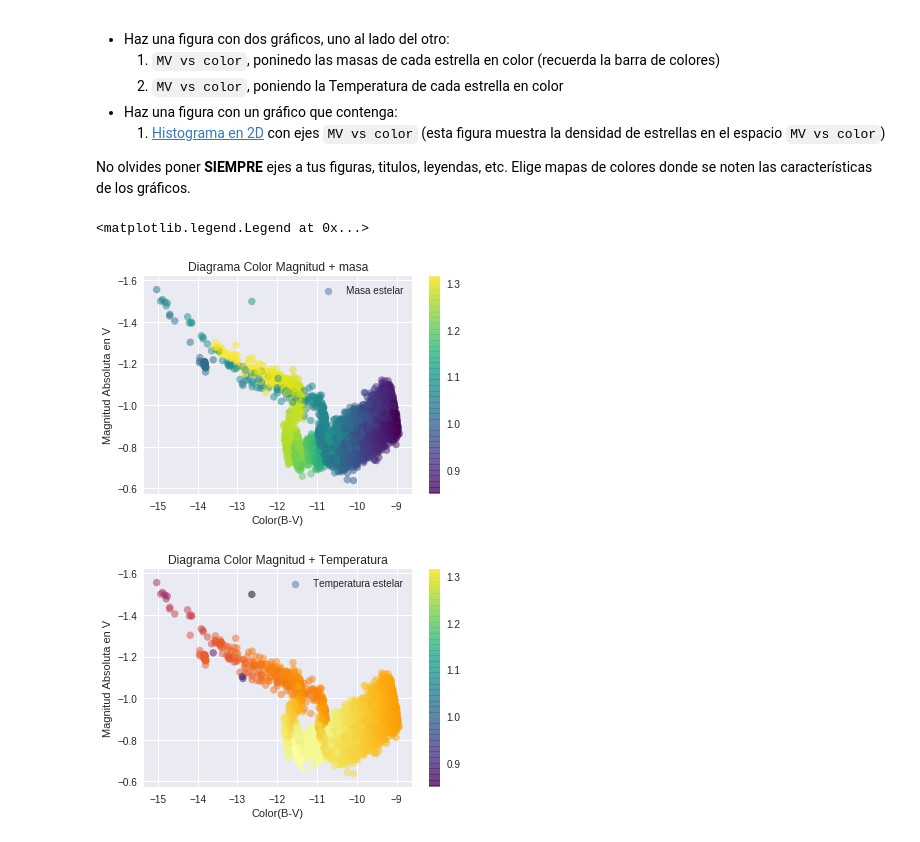
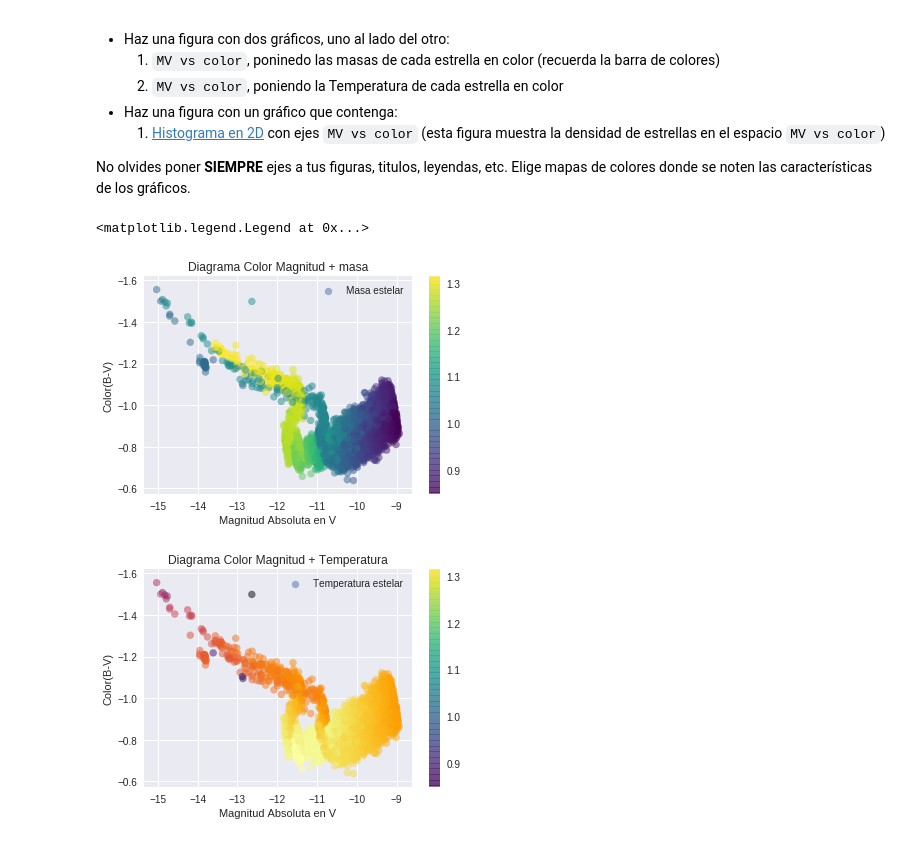
Before and after one commit to nvcaceres/Clase2, a Jupyter notebook: Copia_de_minitarea2.ipynb, the cells around one changed output. Cells and saved outputs as stored; diff of their text form; code cells hidden in the pictures.

```diff
--- a/Copia_de_minitarea2.ipynb
+++ b/Copia_de_minitarea2.ipynb
@@ -180,33 +180,33 @@ No olvides poner **SIEMPRE** ejes a tus figuras, titulos, leyendas, etc. Elige m
 # %%
 # plot cmd + masa / smd + temp
 
 #ponerle colorsh
 
 fig, ax = plt.subplots(figsize = (6,4))
 
 cb = ax.scatter(MV, color, label = 'Masa estelar', c = Mass, alpha = 0.5,cmap='viridis')
 
 fig.colorbar(cb)
 ax.invert_yaxis()
-ax.set_ylabel('Magnitud Absoluta en V')
-ax.set_xlabel('Color(B-V)')
+ax.set_xlabel('Magnitud Absoluta en V')
+ax.set_ylabel('Color(B-V)')
 ax.set_title('Diagrama Color Magnitud + masa')
 ax.legend()
 
 fig, ax = plt.subplots(figsize = (6,4))
 
 cb2 = ax.scatter(MV, color, label = 'Temperatura estelar', c =logTe , alpha = 0.5,cmap='inferno')
 
 fig.colorbar(cb)
 ax.invert_yaxis()
-ax.set_ylabel('Magnitud Absoluta en V')
-ax.set_xlabel('Color(B-V)')
+ax.set_xlabel('Magnitud Absoluta en V')
+ax.set_ylabel('Color(B-V)')
 ax.set_title('Diagrama Color Magnitud + Temperatura')
 ax.legend()
 # %% [output]
 <matplotlib.legend.Legend at 0x...>
-[figure, old version]
+[figure, new version]
-[figure, old version]
+[figure, new version]
 # %%
 # plot cmd hist2D
 
```
Also changed, not shown: parts of 2 cells of this notebook.
